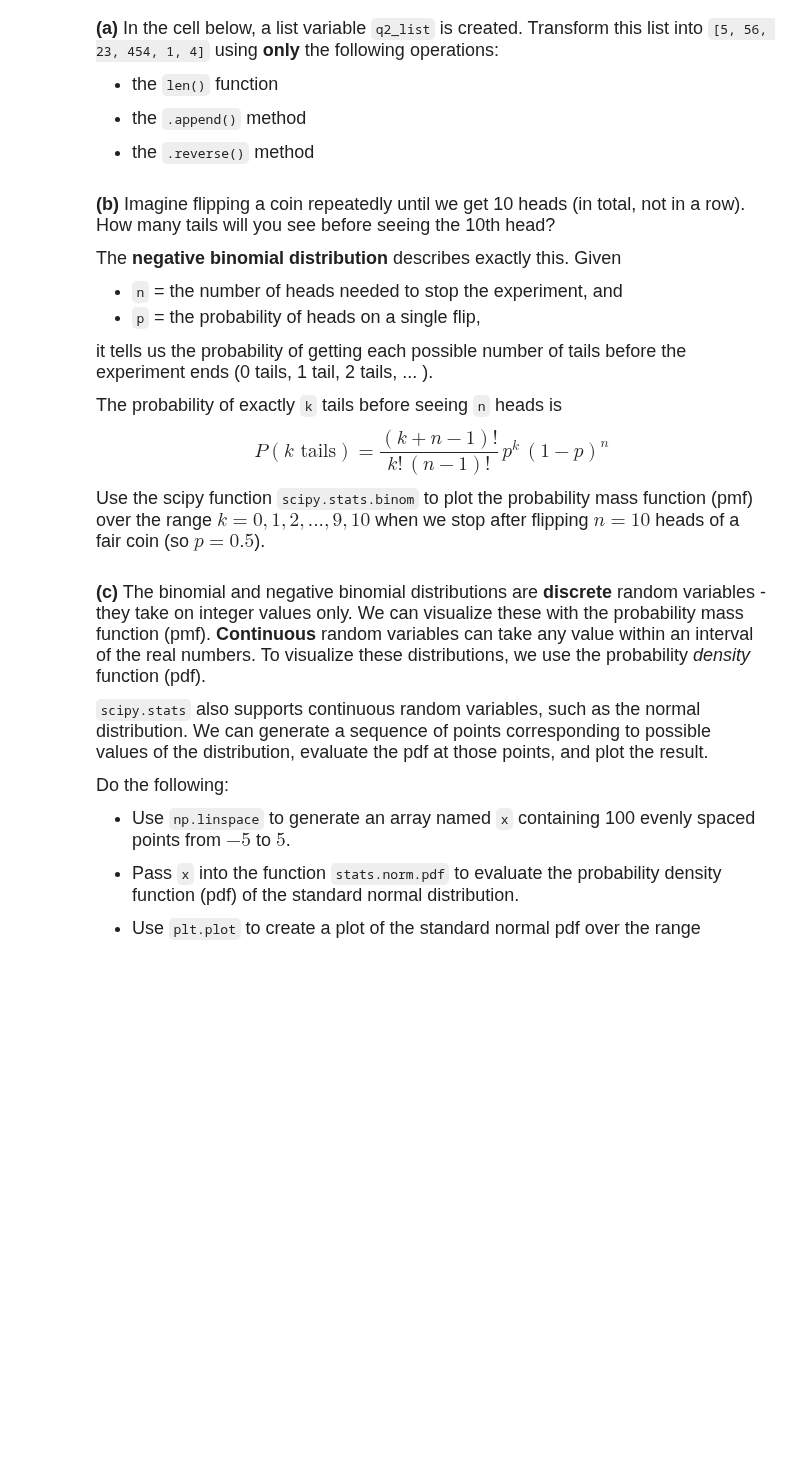
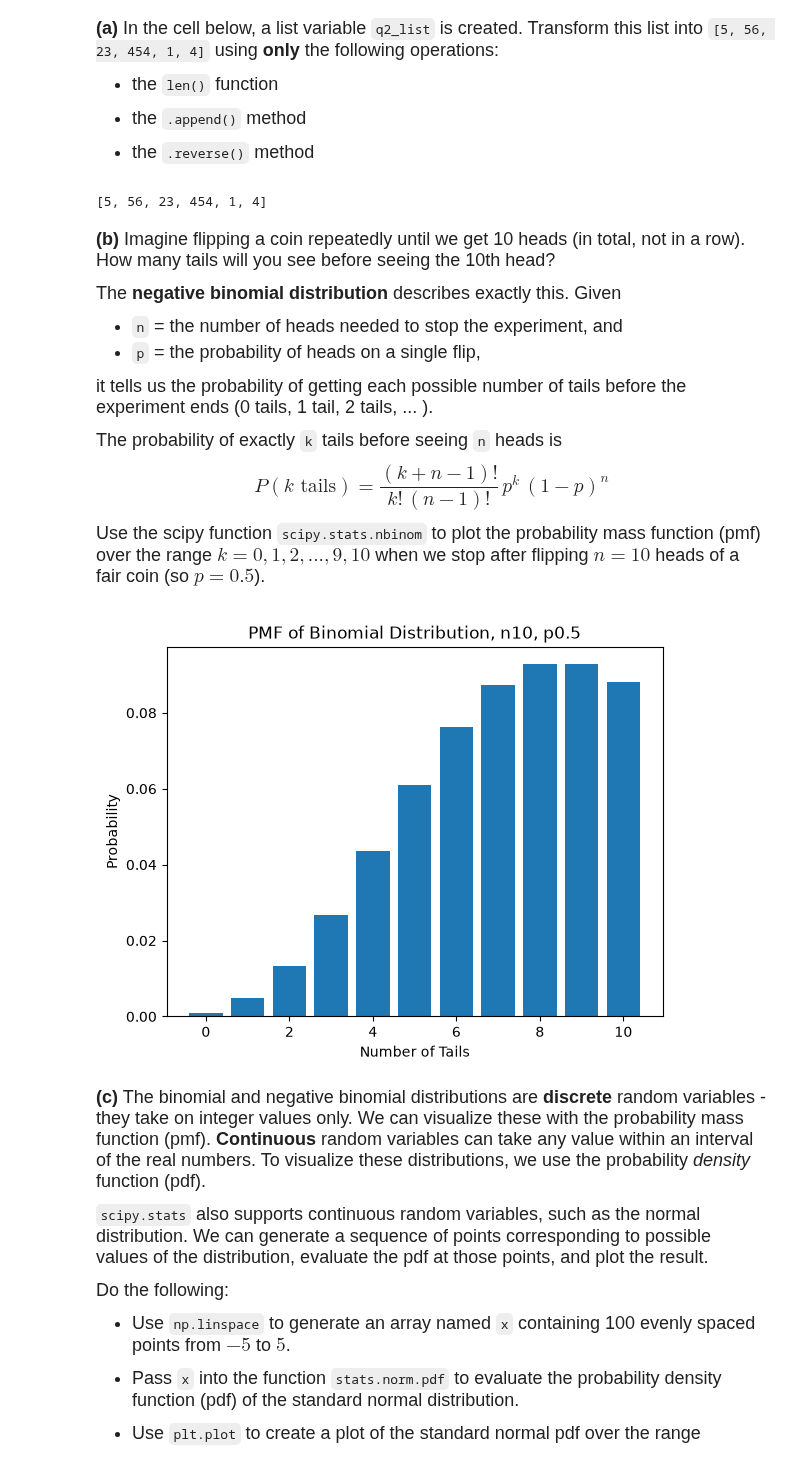
Before and after one commit to FKUO3/datasci185fall2026, a Jupyter notebook: _assignments/assignment_3/Assignment3.ipynb, the cells around one changed output. Drawn from its saved outputs; the diff is of its cells as text; code cells hidden in the pictures; blank space fills up the shorter version.

```diff
--- a/_assignments/assignment_3/Assignment3.ipynb
+++ b/_assignments/assignment_3/Assignment3.ipynb
@@ -22,6 +22,14 @@ Complete the code cells in this Jupyter notebook, and submit the final .ipynb no
 q2_list = [56, 23, 454, 1]
 
 # your code here
+
+q2_list. reverse ()
+q2_list = ([len(q2_list)] + q2_list)
+q2_list.append (5)
+q2_list. reverse ()
+print (q2_list)
+# %% [output]
+[5, 56, 23, 454, 1, 4]
 # %% [markdown]
 <font size = "4">
 
@@ -40,9 +48,24 @@ The probability of exactly `k` tails before seeing `n` heads is
 
 $$P(k \text{ tails}) = \frac{(k+n-1)!}{k!\,(n-1)!}\, p^{k}\,(1-p)^{n}$$
 
-Use the scipy function `scipy.stats.binom` to plot the probability mass function (pmf) over the range $k=0, 1, 2, ..., 9, 10$ when we stop after flipping $n=10$ heads of a fair coin (so $p = 0.5$).
+Use the scipy function `scipy.stats.nbinom` to plot the probability mass function (pmf) over the range $k=0, 1, 2, ..., 9, 10$ when we stop after flipping $n=10$ heads of a fair coin (so $p = 0.5$).
 # %%
 # your code here
+import scipy.stats as stats
+import matplotlib.pyplot as plt
+n = 10
+k = 10
+p = 0.5
+possible_heads = [0,1,2,3,4,5,6,7,8,9,10]
+pmf_vals = stats.nbinom.pmf (possible_heads, n, p)
+
+plt.bar (possible_heads, pmf_vals)
+plt.title (f"PMF of Binomial Distribution, n{n}, p{p}")
+plt.xlabel("Number of Tails")
+plt.ylabel("Probability")
+plt.show ()
+# %% [output]
+[figure, added]
 # %% [markdown]
 <font size = "4">
 
```
Also changed, not shown: parts of 3 cells of this notebook.
